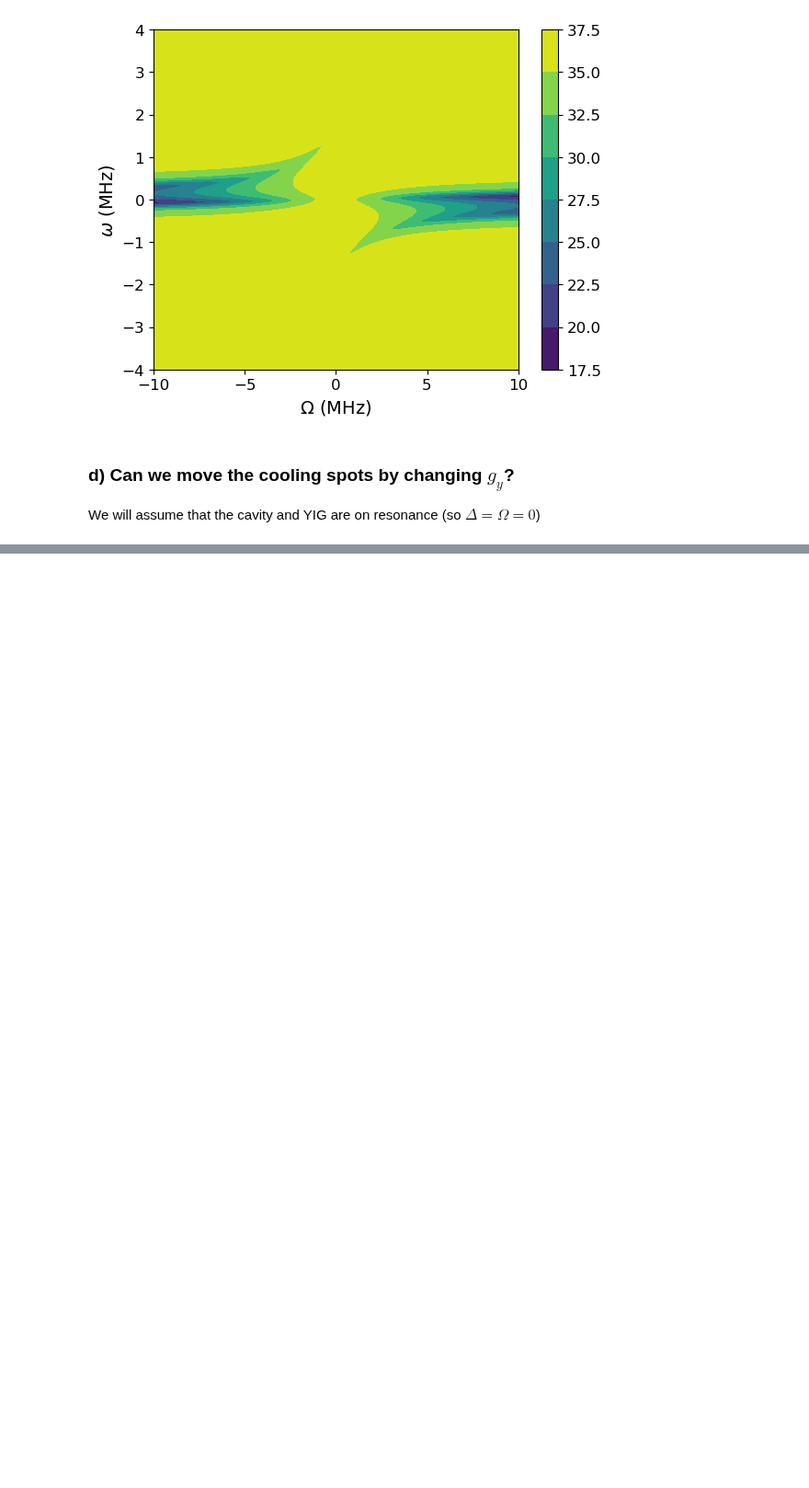
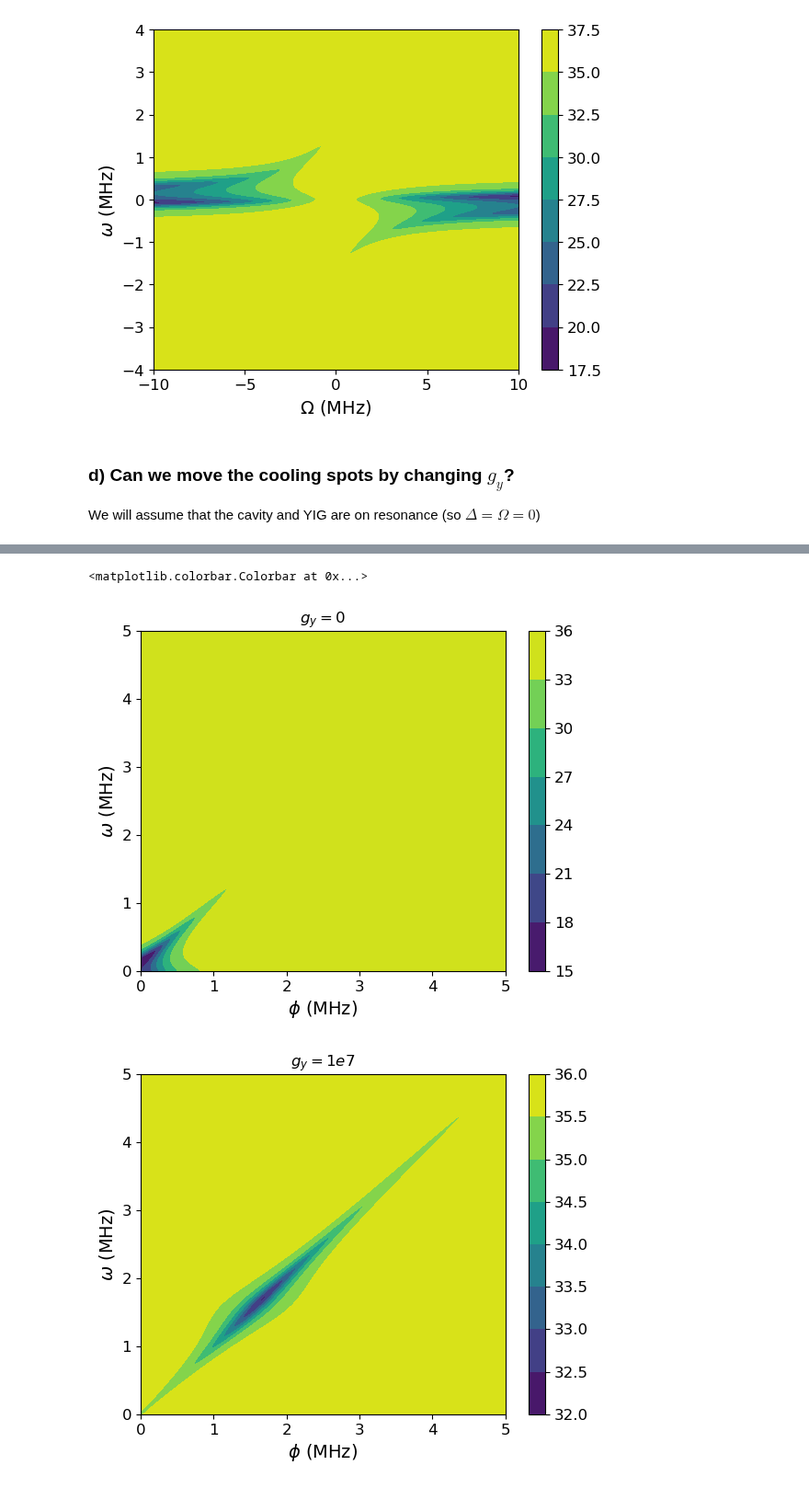
Before and after one commit to jleamer/mode_cooling, a Jupyter notebook: tripartite_cooling.ipynb, the cells around one changed output, grey strips where cells are left out. Shown at 92% size. Saved outputs shown, nothing was run; the diff lists cells and outputs as text; code cells hidden in the pictures; blank space fills up the shorter version.

```diff
--- a/tripartite_cooling.ipynb
+++ b/tripartite_cooling.ipynb
@@ -415,0 +416,25 @@ fig2.colorbar(im)
+# %%
+# Zoomed in plots
+fig = plt.figure(1)
+ax = fig.subplots(1, 1, sharey='all')
+im = ax.contourf(ϕm / (2 * np.pi * 1e6), ωm / (2 * np.pi * 1e6), output_spec[0])
+ax.set_xlabel("$\\phi$ (MHz)")
+ax.set_ylabel("$\\omega$ (MHz)")
+ax.set_title("$g_y = 0$")
+ax.set_ylim([0, 5])
+ax.set_xlim([0, 5])
+fig.colorbar(im)
+
+fig2 = plt.figure(2)
+ax = fig2.subplots(1, 1, sharey='all')
+im = ax.contourf(ϕm / (2 * np.pi * 1e6), ωm / (2 * np.pi * 1e6), output_spec[-2])
+ax.set_xlabel("$\\phi$ (MHz)")
+ax.set_ylabel("$\\omega$ (MHz)")
+ax.set_title("$g_y = 1e7$")
+ax.set_ylim([0, 5])
+ax.set_xlim([0, 5])
+fig2.colorbar(im)
+# %% [output]
+<matplotlib.colorbar.Colorbar at 0x...>
+[figure, added]
+[figure, added]
```
Also changed, not shown: parts of 6 cells of this notebook, 3 other files.
